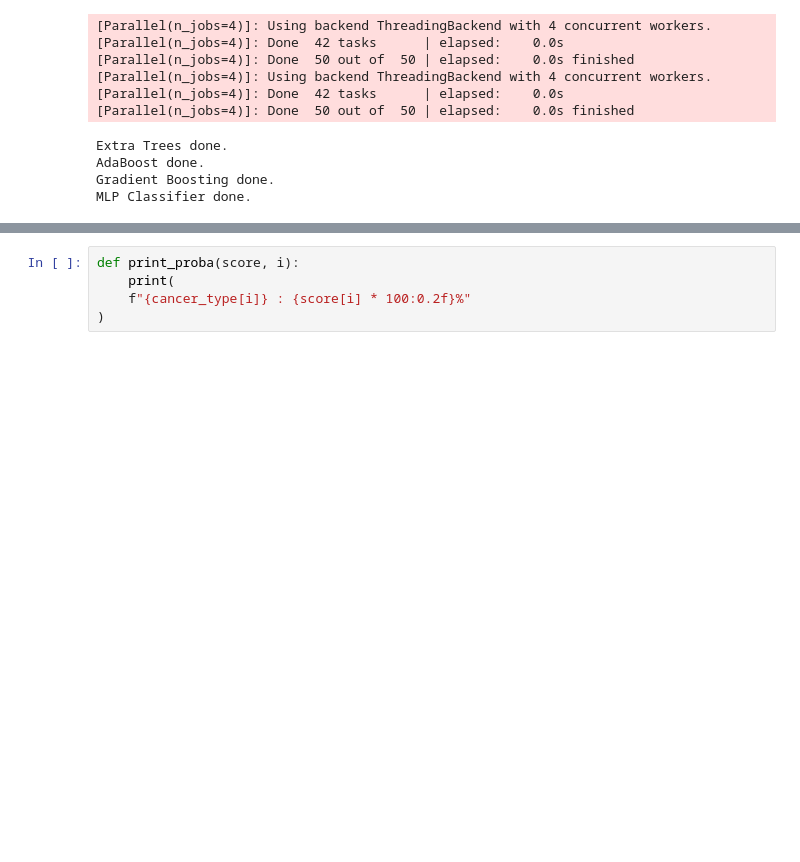
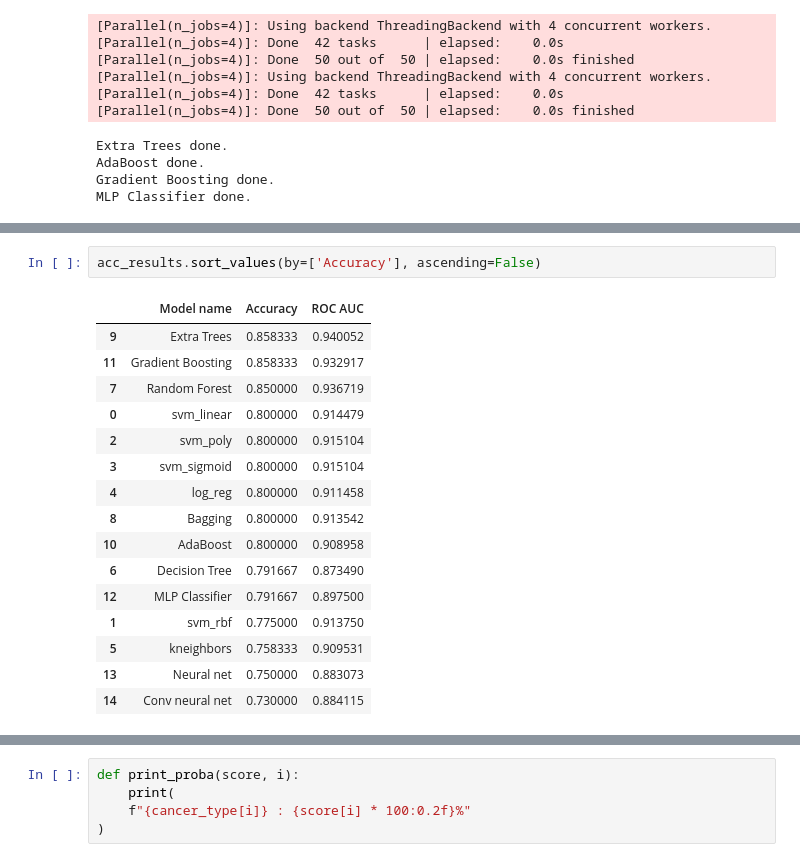
Before and after one commit to hjaremko/psi-projekt, a Jupyter notebook: 2_classic.ipynb, the cells around one changed output, grey strips where cells are left out. Drawn from its saved outputs; the diff is of its cells as text; blank space fills up the shorter version.

```diff
--- a/2_classic.ipynb
+++ b/2_classic.ipynb
@@ -638,0 +674,19 @@ ROC AUC score: 0.8975
+# %%
+acc_results.sort_values(by=['Accuracy'], ascending=False)
+# %% [output]
+|  | Model name | Accuracy | ROC AUC |
+| 9 | Extra Trees | 0.858333 | 0.940052 |
+| 11 | Gradient Boosting | 0.858333 | 0.932917 |
+| 7 | Random Forest | 0.850000 | 0.936719 |
+| 0 | svm_linear | 0.800000 | 0.914479 |
+| 2 | svm_poly | 0.800000 | 0.915104 |
+| 3 | svm_sigmoid | 0.800000 | 0.915104 |
+| 4 | log_reg | 0.800000 | 0.911458 |
+| 8 | Bagging | 0.800000 | 0.913542 |
+| 10 | AdaBoost | 0.800000 | 0.908958 |
+| 6 | Decision Tree | 0.791667 | 0.873490 |
+| 12 | MLP Classifier | 0.791667 | 0.897500 |
+| 1 | svm_rbf | 0.775000 | 0.913750 |
+| 5 | kneighbors | 0.758333 | 0.909531 |
+| 13 | Neural net | 0.750000 | 0.883073 |
+| 14 | Conv neural net | 0.730000 | 0.884115 |
```
Also changed, not shown: parts of 13 cells of this notebook.
